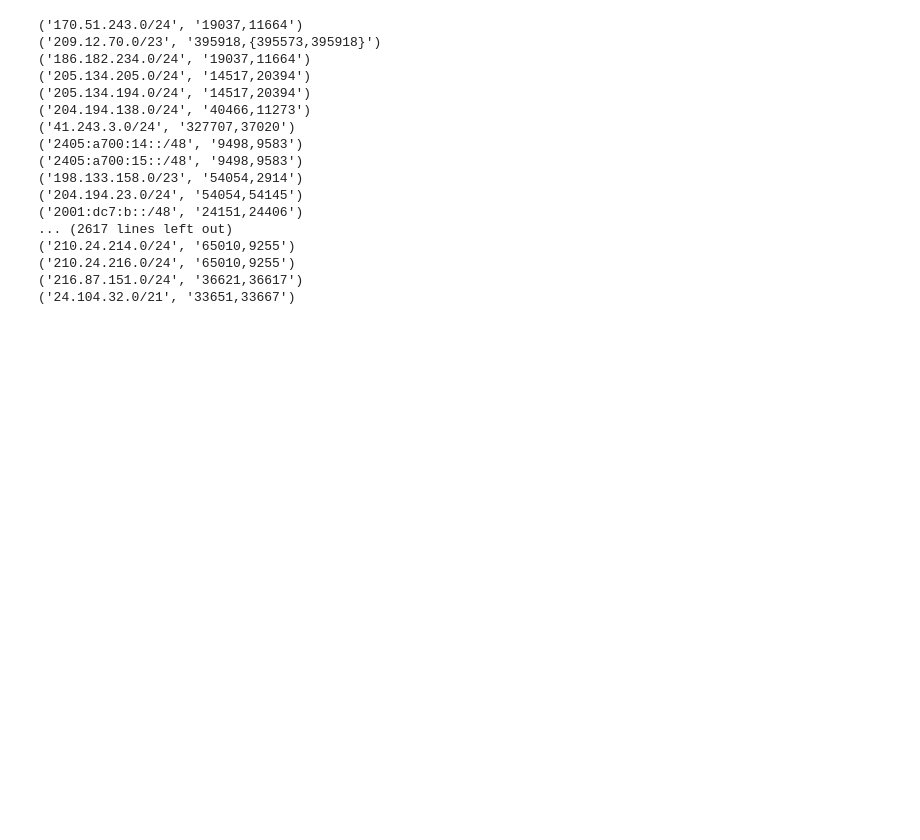
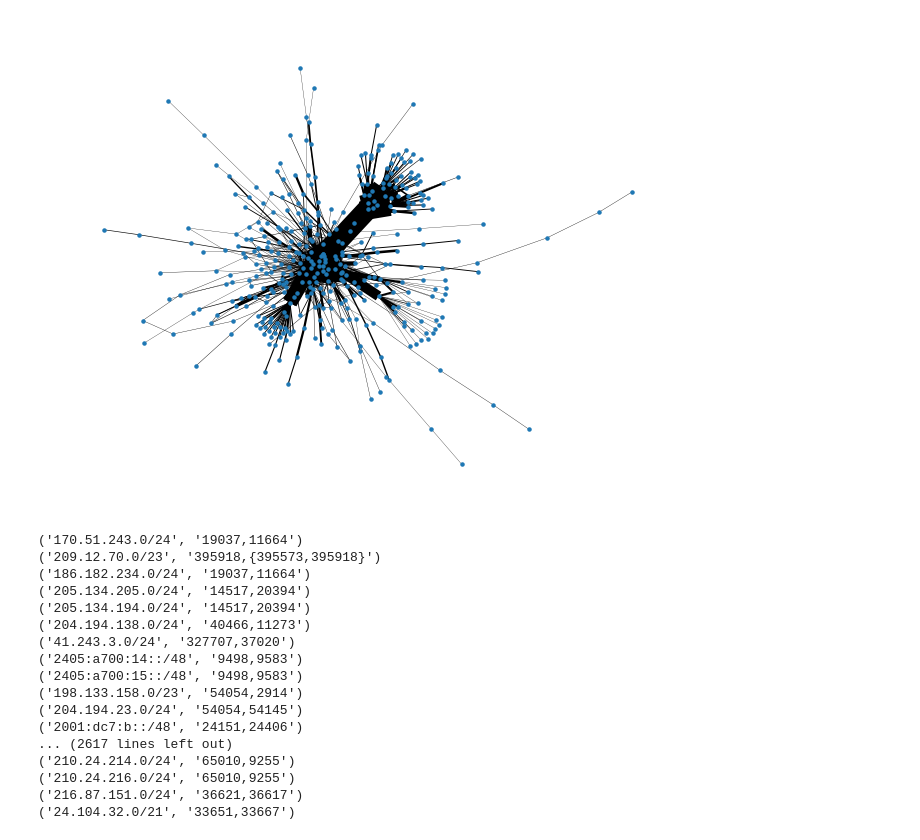
Before and after one commit to jessicayuann/bgp-hijacks-final-project, a Jupyter notebook: bgp_hijack_detection.ipynb, the cells around one changed output. Drawn from its saved outputs; the diff is of its cells as text; code cells hidden in the pictures; blank space fills up the shorter version.

Commit message:
Update notebook for building graph

```diff
--- a/bgp_hijack_detection.ipynb
+++ b/bgp_hijack_detection.ipynb
@@ -3,11 +3,65 @@ import pybgpstream
 
 # Get data
 stream = pybgpstream.BGPStream(
-   from_time="2017-07-07 00:00:00", until_time="2017-07-07 00:10:00 UTC",
+   from_time="2017-07-07 00:00:00", until_time="2017-07-07 00:01:00 UTC",
    collectors=["route-views.sg", "route-views.eqix"],
    record_type="updates"
 )
 stream.set_data_interface_option("broker", "cache-dir", "/home/mgumilang/.cache/")
+# %%
+# "Train" the code by building the global view of the network
+import networkx as nx
+from itertools import groupby
+from collections import Counter
+
+# init graph
+as_graph = nx.Graph()
+
+for rec in stream.records():
+    for elem in rec:
+        # If element type == W, then remove the AS that announced it
+        # else add AS path to graph
+        if elem.type == 'W':
+            # Delete node from graph
+            pass
+        else:
+            # Get the peer ASn
+            peer = str(elem.peer_asn)
+            # Get the array of ASns in the AS path and remove repeatedly prepended ASns
+            hops = [k for k, g in groupby(elem.fields['as-path'].split(" "))]
+
+            if len(hops) > 1 and hops[0] == peer:
+                # Get the origin ASn and its prefix
+                origin = hops[-1]
+                pfx = elem.fields['prefix']
+                # Add new edges to the NetworkX graph
+                for i in range(0,len(hops)-1):
+                    # Add nodes
+                    if not as_graph.has_node(hops[i]):
+                        as_graph.add_node(hops[i], prefix=Counter())
+                    if not as_graph.has_node(hops[i+1]):
+                        as_graph.add_node(hops[i+1], prefix=Counter())
+
+                    # If edge in graph
+                    if as_graph.has_edge(hops[i],hops[i+1]):
+                        # Cap weight at 15
+                        if as_graph[hops[i]][hops[i+1]]['weight'] < 15:
+                            as_graph[hops[i]][hops[i+1]]['weight'] += 0.01
+                    else:
+                        # create new edge w/ 0 weight if not
+                        as_graph.add_edge(hops[i],hops[i+1],weight=0.01)
+
+                # Update prefix to origin node
+                as_graph.nodes[origin]['prefix'].update([pfx])
+
+# Get edges and weights to draw graph
+edges = as_graph.edges
+weights = [as_graph[u][v]['weight'] for u,v in edges]
+
+# Draw graph
+nx.draw(as_graph, width=weights, node_size=5)
+# %% [output]
+[figure, added]
 # %%
 # Parse incoming updates with MoAS detector
 from collections import defaultdict
```
